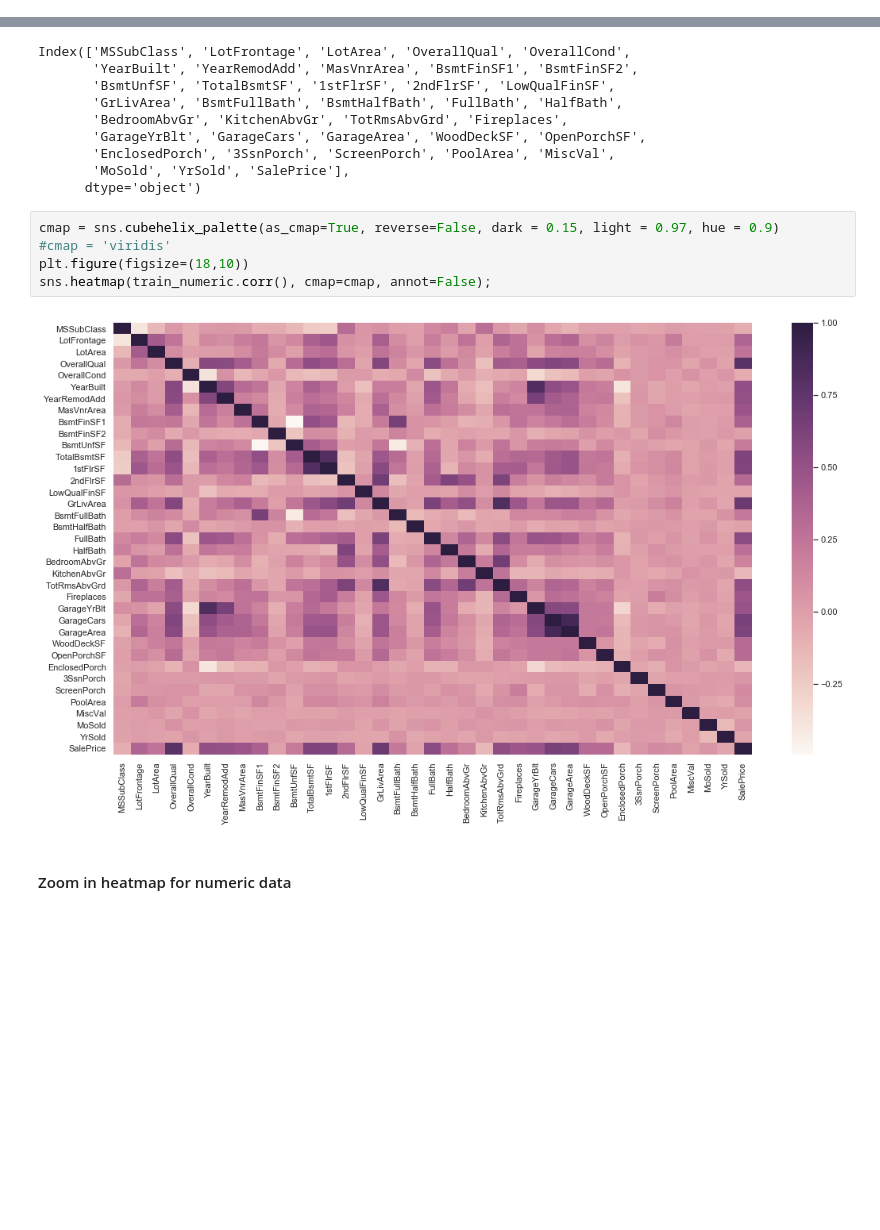
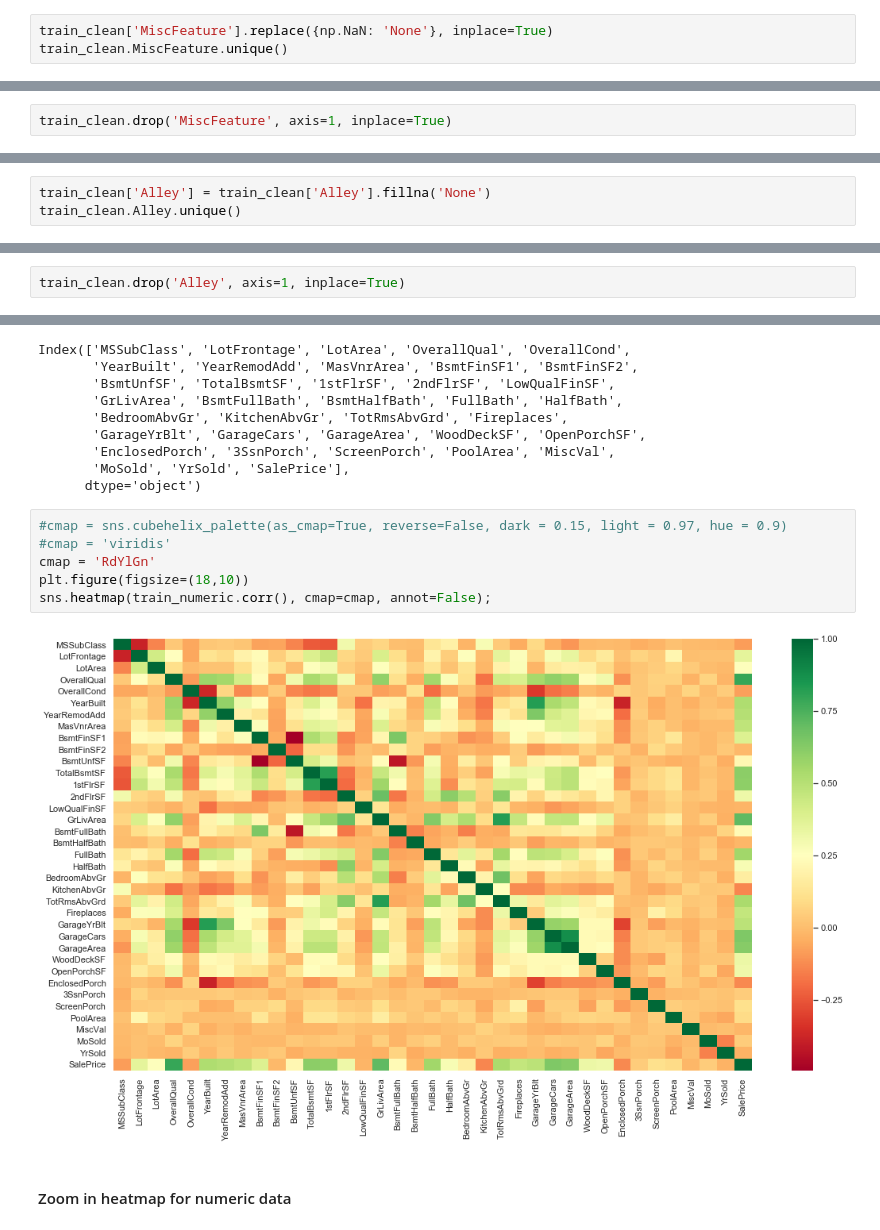
Before and after one commit to gepallas/ML_House_Prices, a Jupyter notebook: HousePricesEDA.ipynb, the cells around one changed output, grey strips where cells are left out. Cells and saved outputs as stored; diff of their text form; blank space fills up the shorter version.

```diff
--- a/HousePricesEDA.ipynb
+++ b/HousePricesEDA.ipynb
@@ -305,0 +318,3 @@ For the numeric features:
+# %%
+train_clean['MiscFeature'].replace({np.NaN: 'None'}, inplace=True)
+train_clean.MiscFeature.unique()
@@ -305,0 +327,2 @@ For the numeric features:
+# %%
+train_clean.drop('MiscFeature', axis=1, inplace=True)
@@ -305,0 +337,3 @@ For the numeric features:
+# %%
+train_clean['Alley'] = train_clean['Alley'].fillna('None')
+train_clean.Alley.unique()
@@ -306,3 +362,5 @@ For the numeric features:
+# %%
+train_clean.drop('Alley', axis=1, inplace=True)
 # %% [markdown]
 ### Duplicates
 # %%
@@ -485,12 +551,13 @@ Index(['MSSubClass', 'LotFrontage', 'LotArea', 'OverallQual', 'OverallCond',
        'MoSold', 'YrSold', 'SalePrice'],
       dtype='object')
 # %%
-cmap = sns.cubehelix_palette(as_cmap=True, reverse=False, dark = 0.15, light = 0.97, hue = 0.9)
+#cmap = sns.cubehelix_palette(as_cmap=True, reverse=False, dark = 0.15, light = 0.97, hue = 0.9)
 #cmap = 'viridis'
+cmap = 'RdYlGn'
 plt.figure(figsize=(18,10))
 sns.heatmap(train_numeric.corr(), cmap=cmap, annot=False);
 # %% [output]
-[figure, old version]
+[figure, new version]
 # %% [markdown]
 #### Zoom in heatmap for numeric data
 # %%
```
Also changed, not shown: parts of 51 cells of this notebook.
